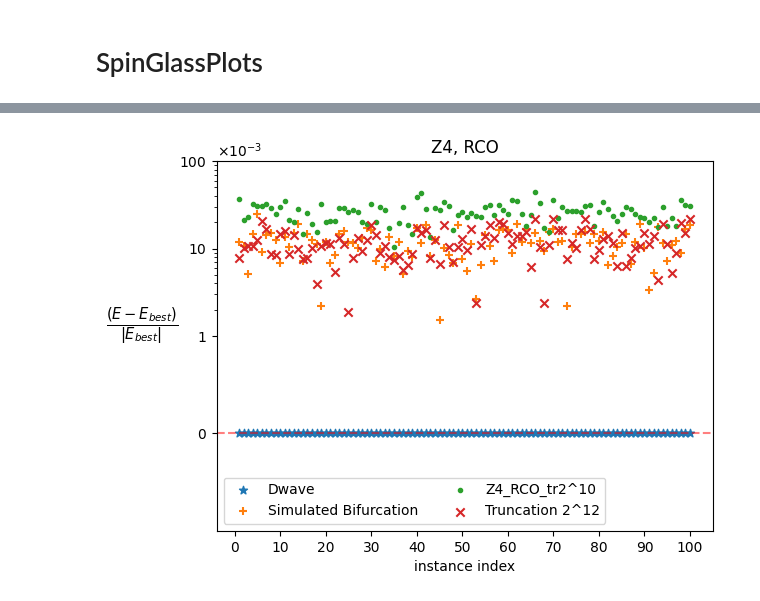
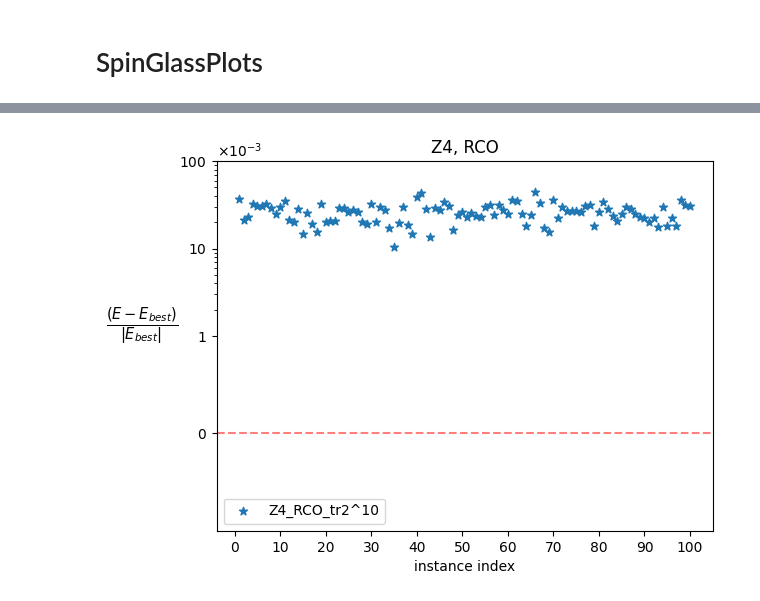
Before and after one commit to tomsmierz/SpinGlassPlots, a Jupyter notebook: SpinGlassPlots.ipynb, the cells around one changed output, grey strips where cells are left out. Drawn from its saved outputs; the diff is of its cells as text; code cells hidden in the pictures.

Commit message:
added option to only show chosen data

```diff
--- a/SpinGlassPlots.ipynb
+++ b/SpinGlassPlots.ipynb
@@ -61,7 +61,7 @@ class UniversalPlotter:
     def plot(self, tables, quantities):
         ...
 
-    def plot_energies(self, *args, base="best", title = "energy comparison", legend="best"):
+    def plot_energies(self, *args, base: str = "best", title: str = "energy comparison", legend: str = "best", show_only: list = None):
         instance_list = []
         for table in args:
             instances = self.data_frames[table]["instance"].unique()
@@ -100,7 +100,8 @@ class UniversalPlotter:
 
         fig, ax = plt.subplots()
         markers = itertools.cycle(('*', '+', '.', "x", "1", "2", "3", "4"))
-        for table in args:
+        show = [t for t in args] if show_only is None else show_only
+        for table in show:
             energy = table_energies[table]
             energy = [(energy[i]-basis_energy[i])/abs(basis_energy[i]) for i in range(len(instances))]
             ax.scatter(np.arange(1,len(instances)+1,1), energy, label= self._name_to_legend(table), marker=next(markers))
@@ -197,7 +198,7 @@ Z4_RCO_tr2^12
 # %%
 plotter.plot_energies("Z4_RCO_dwave",
 "Z4_RCO_sb",
 "Z4_RCO_tr2^10",
-"Z4_RCO_tr2^12" , title="Z4, RCO", legend = "down")
+"Z4_RCO_tr2^12" , title="Z4, RCO", legend = "down", show_only=["Z4_RCO_tr2^10"])
 # %% [output]
-[figure, old version]
+[figure, new version]
```
